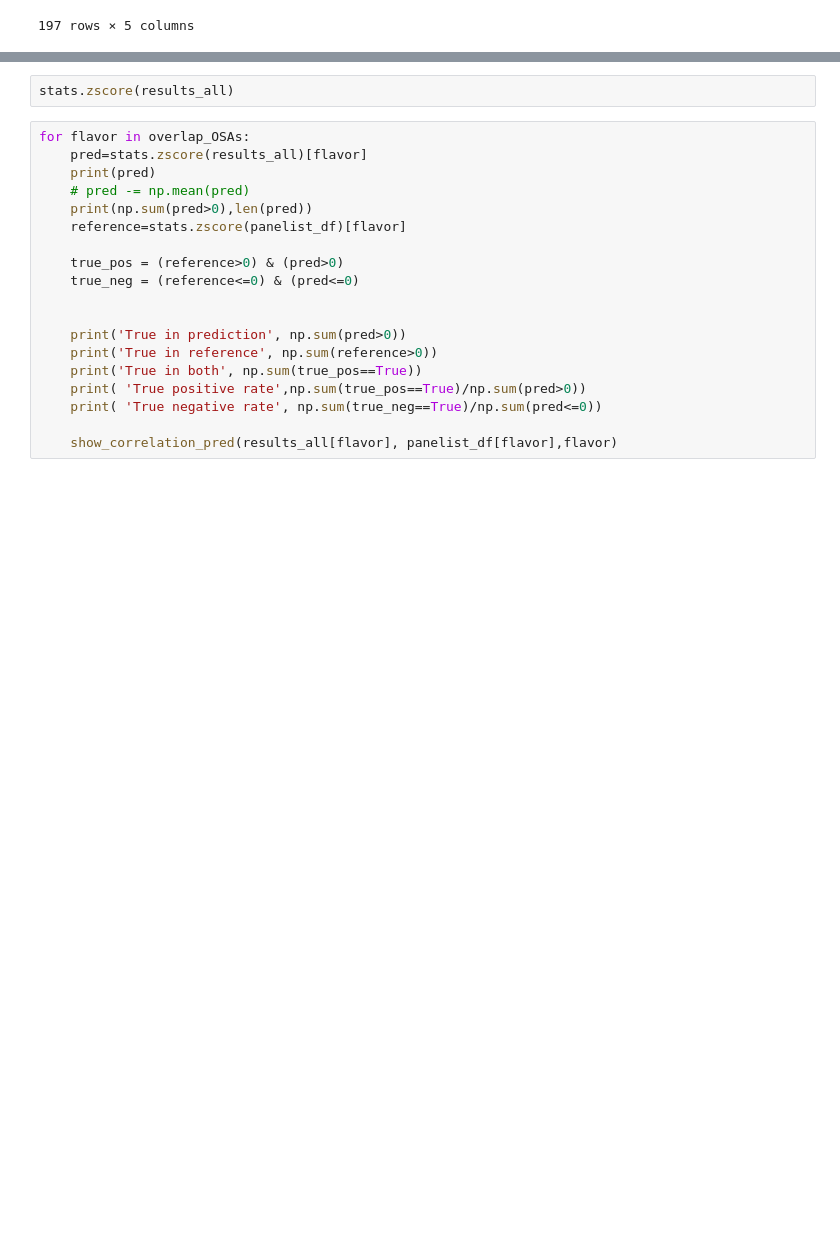
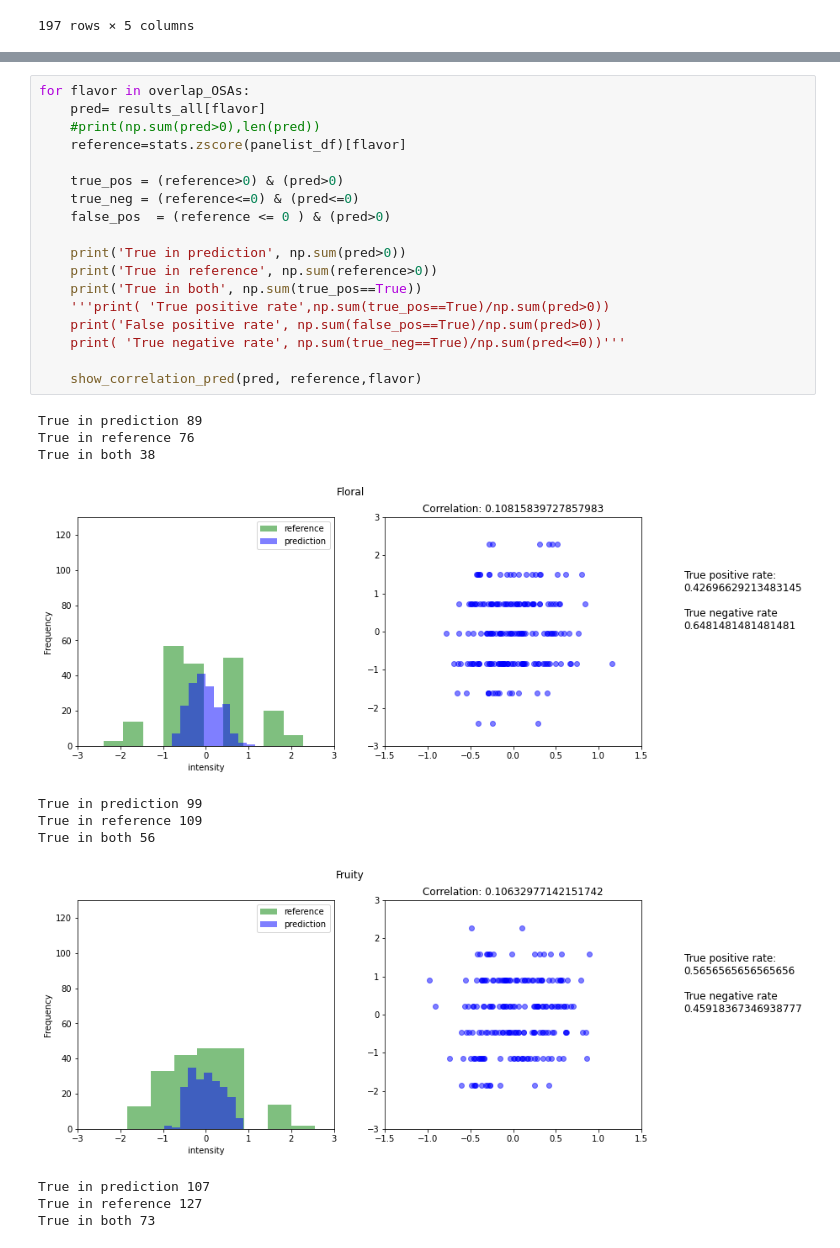
Before and after one commit to rengesf/flavorpred, a Jupyter notebook: simplified_pipeline.ipynb, the cells around one changed output, grey strips where cells are left out. Saved outputs shown, nothing was run; the diff lists cells and outputs as text; blank space fills up the shorter version.

```diff
--- a/simplified_pipeline.ipynb
+++ b/simplified_pipeline.ipynb
@@ -449,22 +445,31 @@ def show_correlation_pred(prediction,y,flavor):
     plt.show()
-# %%
-stats.zscore(results_all)
 # %%
 for flavor in overlap_OSAs:
-    pred=stats.zscore(results_all)[flavor]
-    print(pred)
-    # pred -= np.mean(pred)
-    print(np.sum(pred>0),len(pred))
+    pred= results_all[flavor]
+    #print(np.sum(pred>0),len(pred))
     reference=stats.zscore(panelist_df)[flavor]
 
     true_pos = (reference>0) & (pred>0)
     true_neg = (reference<=0) & (pred<=0)
-
+    false_pos  = (reference <= 0 ) & (pred>0)
 
     print('True in prediction', np.sum(pred>0))
     print('True in reference', np.sum(reference>0))
     print('True in both', np.sum(true_pos==True))
-    print( 'True positive rate',np.sum(true_pos==True)/np.sum(pred>0))
-    print( 'True negative rate', np.sum(true_neg==True)/np.sum(pred<=0))
+    '''print( 'True positive rate',np.sum(true_pos==True)/np.sum(pred>0))
+    print('False positive rate', np.sum(false_pos==True)/np.sum(pred>0))
+    print( 'True negative rate', np.sum(true_neg==True)/np.sum(pred<=0))'''
 
-    show_correlation_pred(results_all[flavor], panelist_df[flavor],flavor)
+    show_correlation_pred(pred, reference,flavor)
+# %% [output]
+True in prediction 89
+True in reference 76
+True in both 38
+[figure, added]
+True in prediction 99
+True in reference 109
+True in both 56
+[figure, added]
+True in prediction 107
+True in reference 127
+True in both 73
```
Also changed, not shown: parts of 13 cells of this notebook.
